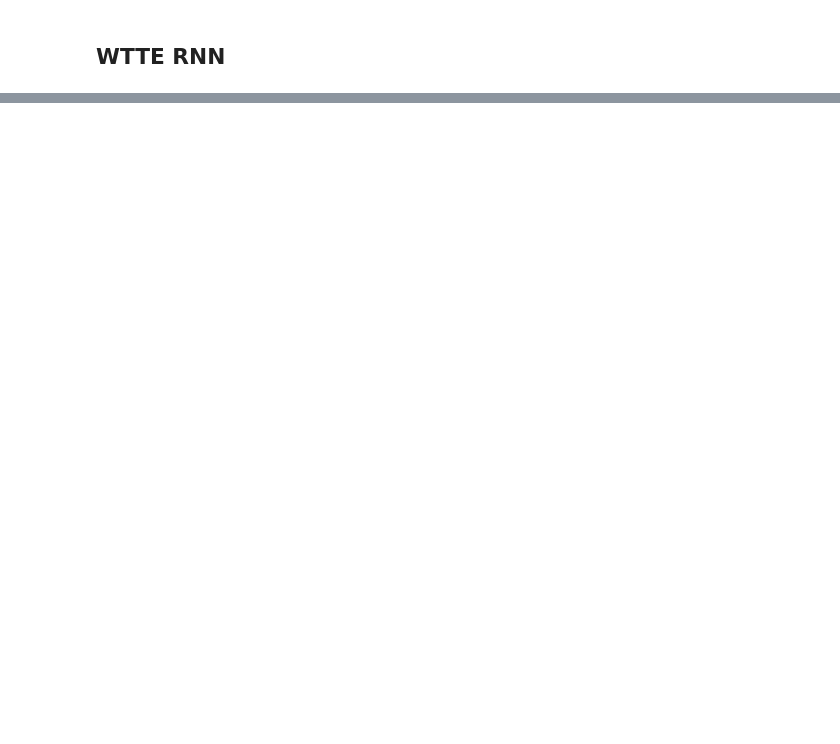
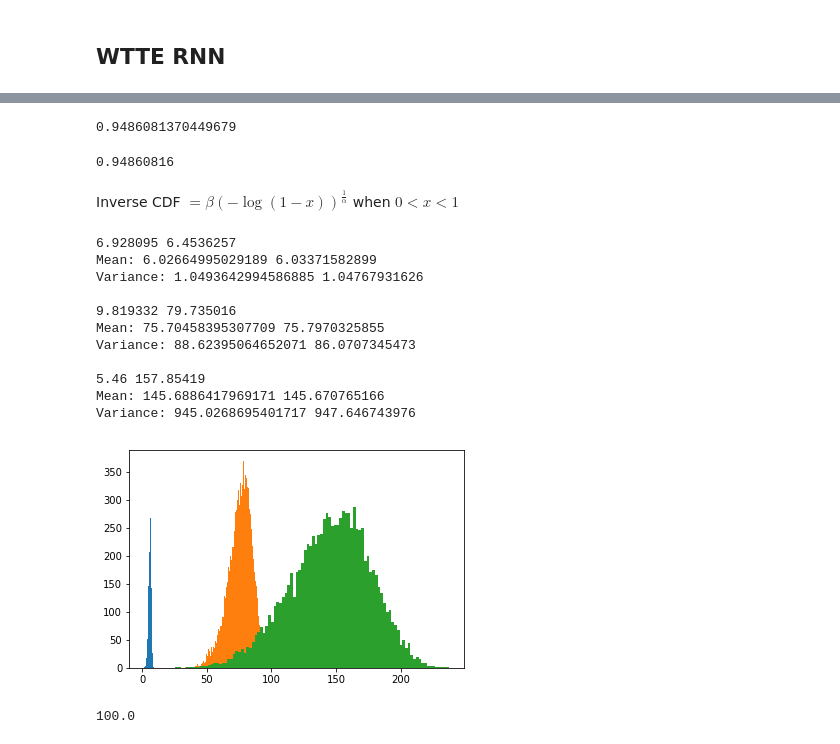
Before and after one commit to Manelmc/rnn-time-to-event, a Jupyter notebook: Turbofan Engine/predictive-maintenance-turbofan-engine.ipynb, the cells around one changed output, grey strips where cells are left out. Cells and saved outputs as stored; diff of their text form; code cells hidden in the pictures; blank space fills up the shorter version.

```diff
--- a/Turbofan Engine/predictive-maintenance-turbofan-engine.ipynb
+++ b/Turbofan Engine/predictive-maintenance-turbofan-engine.ipynb
@@ -414,0 +599,10 @@ KeyboardInterrupt:
+# %%
+from math import gamma
+def mean_weibull(alpha, beta):
+    return beta*gamma(1 + 1./alpha)
+
+def var_weibull(alpha, beta):
+    return beta**2*(gamma(1 + 2./alpha) - gamma(1 + 1./alpha)**2)
+
+l = [(mean_weibull(alpha, beta), alpha, beta) for beta, alpha in y_pred_test]
+# [(r, m) for m, r in zip(l, y_true_test)]
@@ -414,0 +664,9 @@ KeyboardInterrupt:
+# %%
+from sklearn.metrics import r2_score
+y_true = [3, -0.5, 2, 7]
+y_pred = [2.5, 0.0, 2, 8]
+print r2_score(y_true, y_pred)
+K.eval(r2_keras(K.variable(y_true), K.variable(y_pred)))
+# %% [output]
+0.9486081370449679
+0.94860816
@@ -414,0 +675,53 @@ KeyboardInterrupt:
+# %% [markdown]
+Inverse CDF $ = \beta (-\log(1 - x))^\frac{1}{\alpha} $ when $ 0<x<1 $
+# %%
+def inverse_cdf_weibull(x, alpha, beta):
+    return beta*np.power((-np.log(1.-x)), 1./alpha)
+
+alpha, beta = 6.4536257, 6.928095
+
+alpha1, beta1 = 79.735016, 9.819332
+
+alpha2, beta2 = 157.85419, 5.46
+
+alpha, beta = beta, alpha
+alpha1, beta1 = beta1, alpha1
+alpha2, beta2 = beta2, alpha2
+
+x = inverse_cdf_weibull(np.random.uniform(0,1,10000), alpha, beta)
+x1 = inverse_cdf_weibull(np.random.uniform(0,1,10000), alpha1, beta1)
+x2 = inverse_cdf_weibull(np.random.uniform(0,1,10000), alpha2, beta2)
+
+print alpha, beta
+print "Mean:", np.mean(x), mean_weibull(alpha, beta)
+print "Variance:", np.var(x), var_weibull(alpha, beta)
+
+print "\n", alpha1, beta1
+print "Mean:", np.mean(x1), mean_weibull(alpha1, beta1)
+print "Variance:", np.var(x1), var_weibull(alpha1, beta1)
+
+print "\n", alpha2, beta2
+print "Mean:", np.mean(x2), mean_weibull(alpha2, beta2)
+print "Variance:", np.var(x2), var_weibull(alpha2, beta2)
+
+plt.hist(x, bins=100)
+plt.hist(x1, bins=100)
+plt.hist(x2, bins=100)
+plt.show()
+# %% [output]
+6.928095 6.4536257
+Mean: 6.02664995029189 6.03371582899
+Variance: 1.0493642994586885 1.04767931626
+
+9.819332 79.735016
+Mean: 75.70458395307709 75.7970325855
+Variance: 88.62395064652071 86.0707345473
+
+5.46 157.85419
+Mean: 145.6886417969171 145.670765166
+Variance: 945.0268695401717 947.646743976
+[figure, added]
+# %%
+10**np.log10(100)
+# %% [output]
+100.0
```
Also changed, not shown: parts of 25 cells of this notebook, 6 other files.
